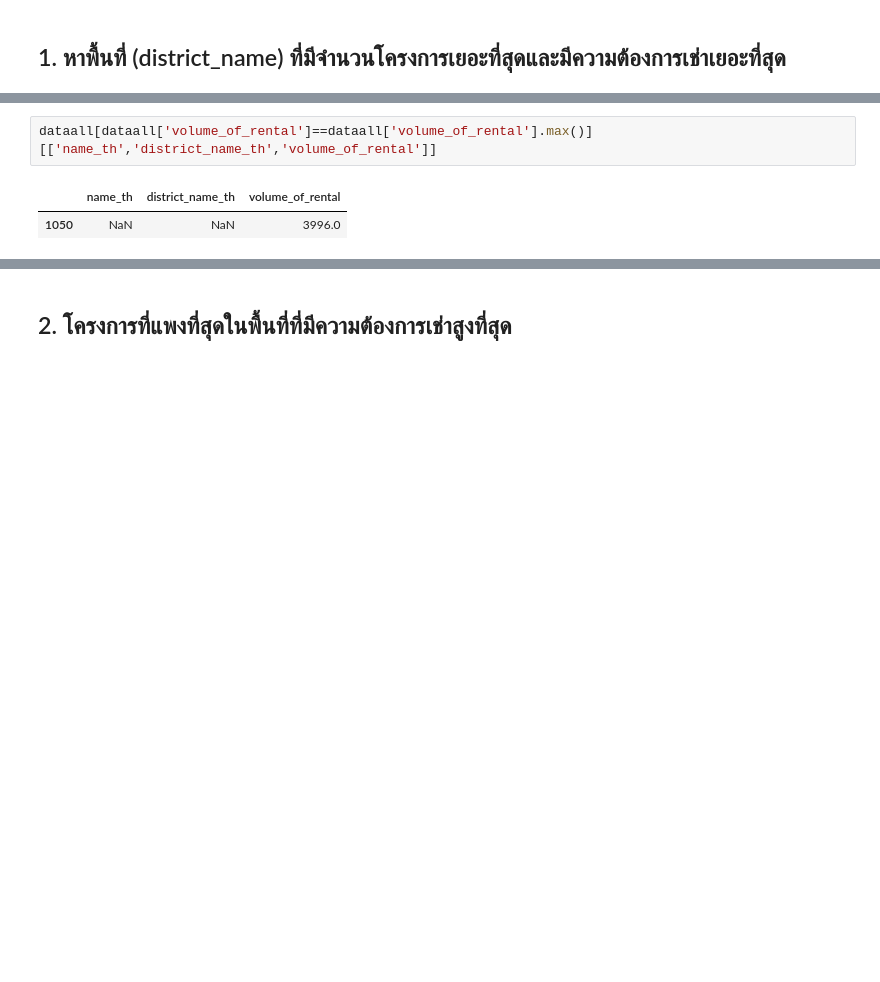
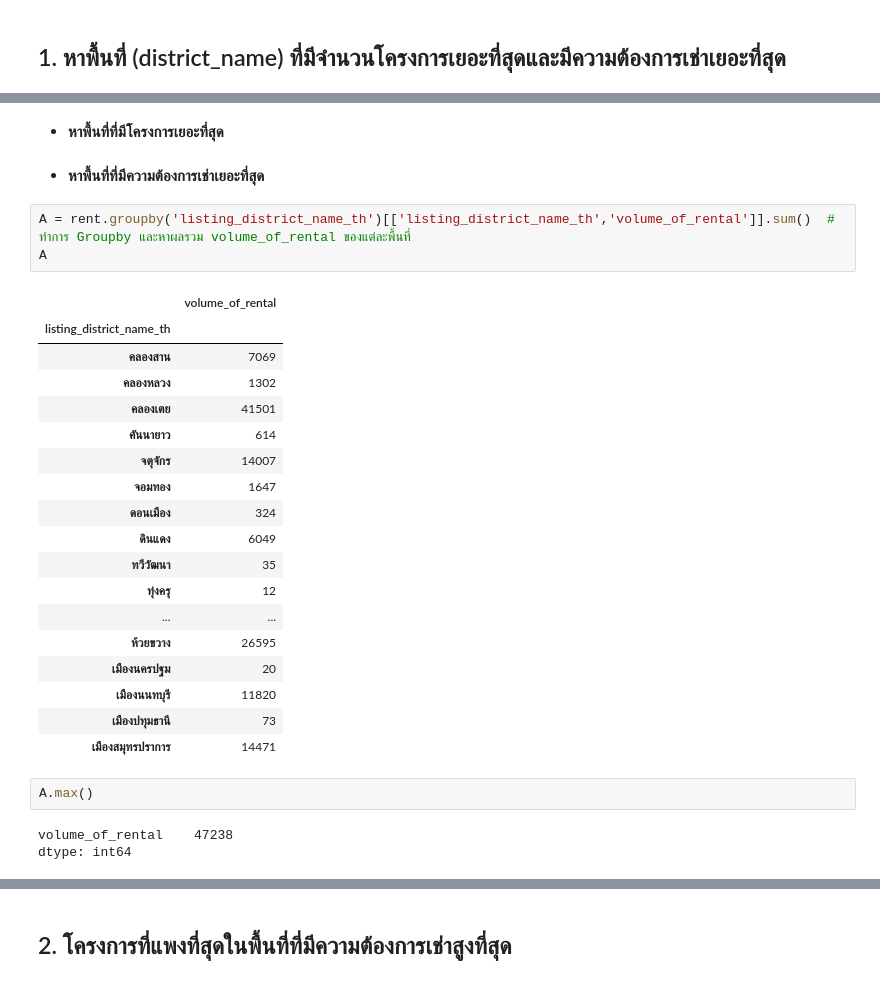
Before and after one commit to NewtonSawitta/BasicProg_DataViz65, a Jupyter notebook: midterm65.ipynb, the cells around one changed output, grey strips where cells are left out. Drawn from its saved outputs; the diff is of its cells as text; blank space fills up the shorter version.

```diff
--- a/midterm65.ipynb
+++ b/midterm65.ipynb
@@ -122,5 +85,31 @@ dataall.head()
-# %%
-dataall[dataall['volume_of_rental']==dataall['volume_of_rental'].max()][['name_th','district_name_th','volume_of_rental']]
-# %% [output]
-|  | name_th | district_name_th | volume_of_rental |
-| 1050 | NaN | NaN | 3996.0 |
+# %% [markdown]
+- **หาพื้นที่ที่มีโครงการเยอะที่สุด**
+# %% [markdown]
+- **หาพื้นที่ที่มีความต้องการเช่าเยอะที่สุด**
+# %%
+A = rent.groupby('listing_district_name_th')[['listing_district_name_th','volume_of_rental']].sum()  # ทำการ Groupby และหาผลรวม volume_of_rental ของแต่ละพื้นที่
+A
+# %% [output]
+|  | volume_of_rental |
+| listing_district_name_th |  |
+| คลองสาน | 7069 |
+| คลองหลวง | 1302 |
+| คลองเตย | 41501 |
+| คันนายาว | 614 |
+| จตุจักร | 14007 |
+| จอมทอง | 1647 |
+| ดอนเมือง | 324 |
+| ดินแดง | 6049 |
+| ทวีวัฒนา | 35 |
+| ทุ่งครุ | 12 |
+| ... | ... |
+| ห้วยขวาง | 26595 |
+| เมืองนครปฐม | 20 |
+| เมืองนนทบุรี | 11820 |
+| เมืองปทุมธานี | 73 |
+| เมืองสมุทรปราการ | 14471 |
+# %%
+A.max()
+# %% [output]
+volume_of_rental    47238
+dtype: int64
```
Also changed, not shown: parts of 21 cells of this notebook.
